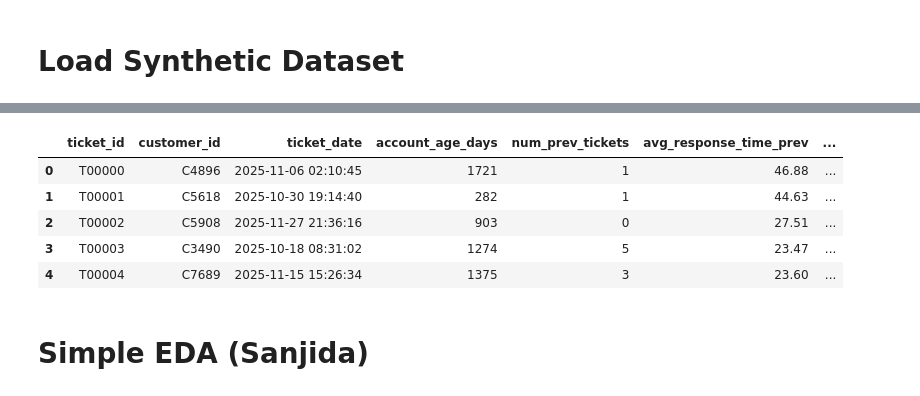
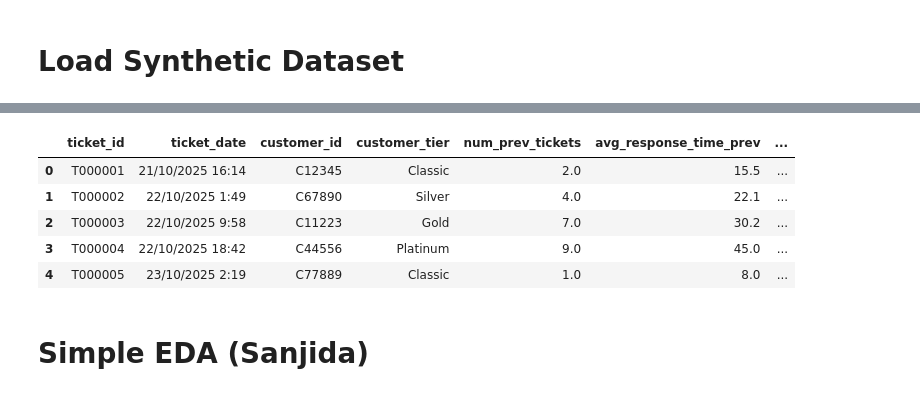
Before and after one commit to Bushraaaaaaaa/WIE3007-DMW-GroupAssignment, a Jupyter notebook: DMW_GroupProject.ipynb, the cells around one changed output, grey strips where cells are left out. Saved outputs shown, nothing was run; the diff lists cells and outputs as text; code cells hidden in the pictures.

```diff
--- a/DMW_GroupProject.ipynb
+++ b/DMW_GroupProject.ipynb
@@ -249,17 +608,17 @@ Saving synthetic_support_tickets_unique.csv to synthetic_support_tickets_unique.
 # %%
 import pandas as pd
 
 # Load the CSV
-df = pd.read_csv('synthetic_support_tickets_unique.csv')
+df = pd.read_csv('synthetic_tickets.csv')
 
 # Preview the data
 df.head()
 # %% [output]
-|  | ticket_id | customer_id | ticket_date | account_age_days | num_prev_tickets | avg_response_time_prev | ... |
-| 0 | T00000 | C4896 | 2025-11-06 02:10:45 | 1721 | 1 | 46.88 | ... |
-| 1 | T00001 | C5618 | 2025-10-30 19:14:40 | 282 | 1 | 44.63 | ... |
-| 2 | T00002 | C5908 | 2025-11-27 21:36:16 | 903 | 0 | 27.51 | ... |
-| 3 | T00003 | C3490 | 2025-10-18 08:31:02 | 1274 | 5 | 23.47 | ... |
-| 4 | T00004 | C7689 | 2025-11-15 15:26:34 | 1375 | 3 | 23.60 | ... |
+|  | ticket_id | ticket_date | customer_id | customer_tier | num_prev_tickets | avg_response_time_prev | ... |
+| 0 | T000001 | 21/10/2025 16:14 | C12345 | Classic | 2.0 | 15.5 | ... |
+| 1 | T000002 | 22/10/2025 1:49 | C67890 | Silver | 4.0 | 22.1 | ... |
+| 2 | T000003 | 22/10/2025 9:58 | C11223 | Gold | 7.0 | 30.2 | ... |
+| 3 | T000004 | 22/10/2025 18:42 | C44556 | Platinum | 9.0 | 45.0 | ... |
+| 4 | T000005 | 23/10/2025 2:19 | C77889 | Classic | 1.0 | 8.0 | ... |
 # %% [markdown]
 # Simple EDA (Sanjida)
```
Also changed, not shown: parts of 99 cells of this notebook.
